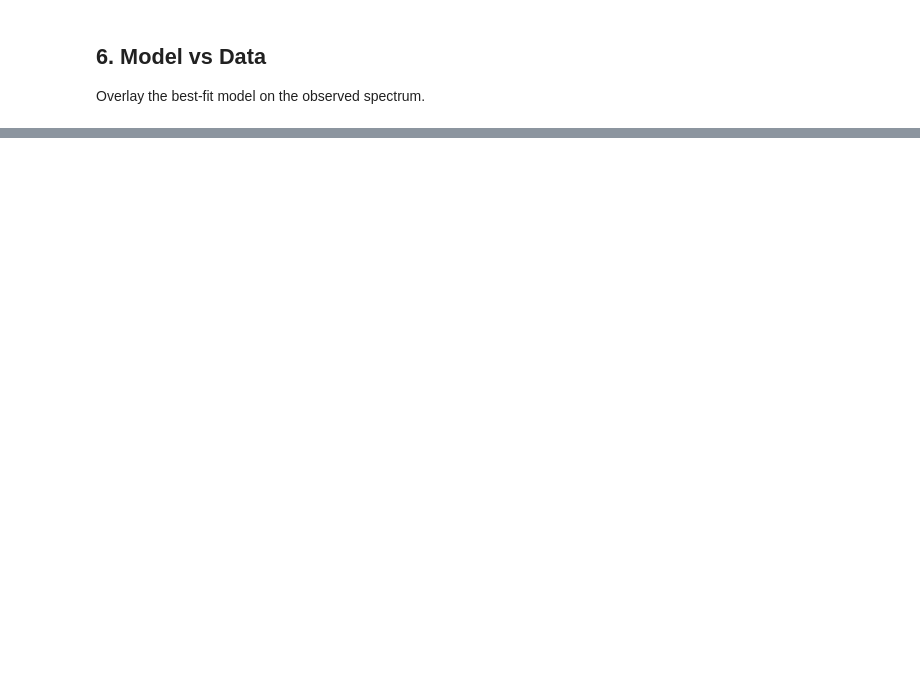
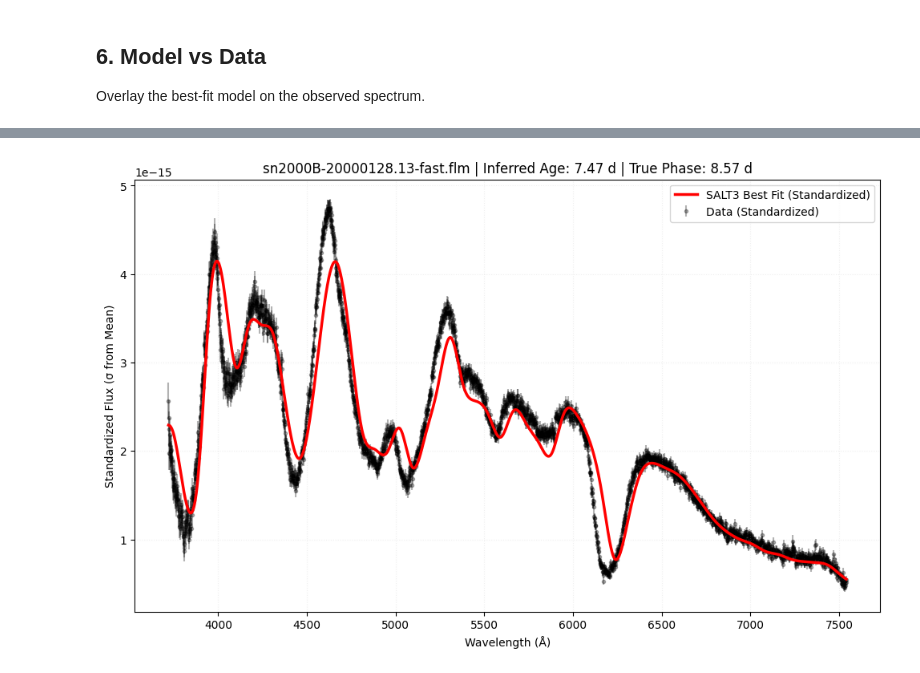
Before and after one commit to p-massey/bayesian_framework, a Jupyter notebook: notebooks/single_spectrum_fit.ipynb, the cells around one changed output, grey strips where cells are left out. Drawn from its saved outputs; the diff is of its cells as text; code cells hidden in the pictures; blank space fills up the shorter version.

```diff
--- a/notebooks/single_spectrum_fit.ipynb
+++ b/notebooks/single_spectrum_fit.ipynb
@@ -262,5 +229,35 @@ compwave, compflux, comperr = load_flm_spectrum(compfile)
 mask = (compwave > 3500) & (compwave < 8000)
 compwave_f, compflux_f, comperr_f = compwave[mask], compflux[mask], comperr[mask]
 # %%
-# print(compwave_f, compflux_f, comperr_f)
+plt.figure(figsize=(12, 7))
+
+# 1. Observed Data (Grey/Black dots)
+plt.errorbar(wave_f, flux_f, yerr=err_f, fmt='.', color='black',
+             alpha=0.3, label='Data (Standardized)', zorder=1)
+
+# 2. SALT3 Model (Bold Red line)
+plt.plot(wave_f, model_flux, color='red', lw=2.5,
+         label='SALT3 Best Fit (Standardized)', zorder=10)
+
+# # 3. SNID Fit (Blue dots/line)
+# plt.errorbar(compwave_f, compflux_f, yerr=comperr_f, fmt='.', color='blue',
+#              alpha=0.4, label='Best SNID fit (Standardized)', zorder=5)
+
+# Visual anchors
+# plt.axhline(0, color='black', linestyle='--', linewidth=1, alpha=0.5)
+plt.grid(alpha=0.2, linestyle=':')
+
+# Metadata and labeling
+inferred_age = (p_dict['t0'])
+title_str = f"{FILENAME} | Inferred Age: {inferred_age:.2f} d"
+if true_phase is not None:
+    title_str += f" | True Phase: {true_phase:.2f} d"
+
+plt.title(title_str)
+plt.xlabel("Wavelength (Å)")
+plt.ylabel("Standardized Flux (σ from Mean)")
+plt.legend(loc='upper right', frameon=True)
+plt.show()
+# %% [output]
+[figure, added]
 # %%
```
Also changed, not shown: parts of 11 cells of this notebook, 37 other files.
